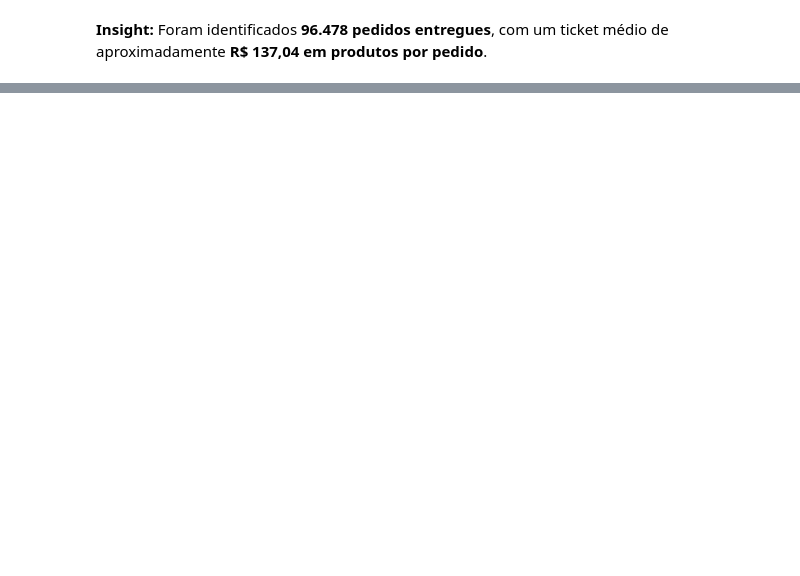
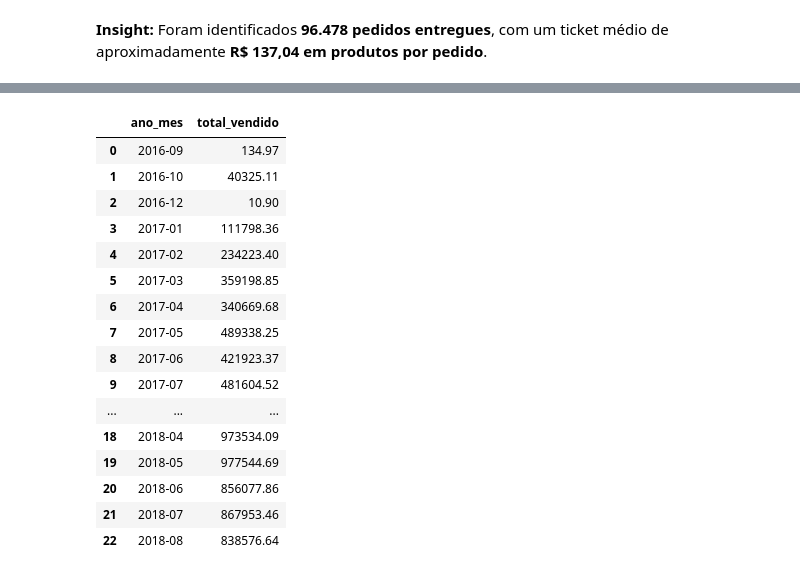
Before and after one commit to gsrizzo/analise-ecommerce-olist, a Jupyter notebook: notebooks/03_analise_exploratoria.ipynb, the cells around one changed output, grey strips where cells are left out. Drawn from its saved outputs; the diff is of its cells as text; code cells hidden in the pictures; blank space fills up the shorter version.

```diff
--- a/notebooks/03_analise_exploratoria.ipynb
+++ b/notebooks/03_analise_exploratoria.ipynb
@@ -129,0 +101,30 @@ Ticket Médio: R$137.04
+# %%
+# Acrescenta a data da compra a cada item de pedido entregue
+df_vendas_tempo = df_itens_entregues.merge(df_pedidos[["order_id", "order_purchase_timestamp"]], on="order_id", how="left")
+# %%
+# Extrai o ano e o mês da compra para agrupar as vendas mensalmente
+df_vendas_tempo["ano_mes"] = df_vendas_tempo["order_purchase_timestamp"].dt.to_period("M")
+# %%
+df_vendas_mensais = df_vendas_tempo.groupby("ano_mes")["price"].sum().reset_index()
+
+df_vendas_mensais = df_vendas_mensais.rename(columns={"price": "total_vendido"})
+
+df_vendas_mensais
+# %% [output]
+|  | ano_mes | total_vendido |
+| 0 | 2016-09 | 134.97 |
+| 1 | 2016-10 | 40325.11 |
+| 2 | 2016-12 | 10.90 |
+| 3 | 2017-01 | 111798.36 |
+| 4 | 2017-02 | 234223.40 |
+| 5 | 2017-03 | 359198.85 |
+| 6 | 2017-04 | 340669.68 |
+| 7 | 2017-05 | 489338.25 |
+| 8 | 2017-06 | 421923.37 |
+| 9 | 2017-07 | 481604.52 |
+| ... | ... | ... |
+| 18 | 2018-04 | 973534.09 |
+| 19 | 2018-05 | 977544.69 |
+| 20 | 2018-06 | 856077.86 |
+| 21 | 2018-07 | 867953.46 |
+| 22 | 2018-08 | 838576.64 |
```
Also changed, not shown: parts of 31 cells of this notebook.
